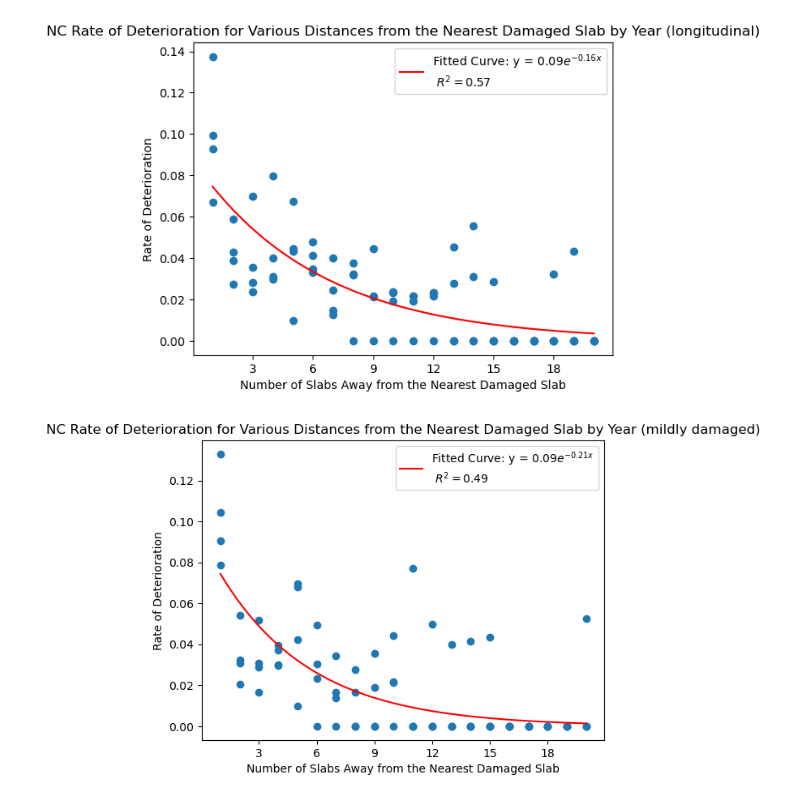
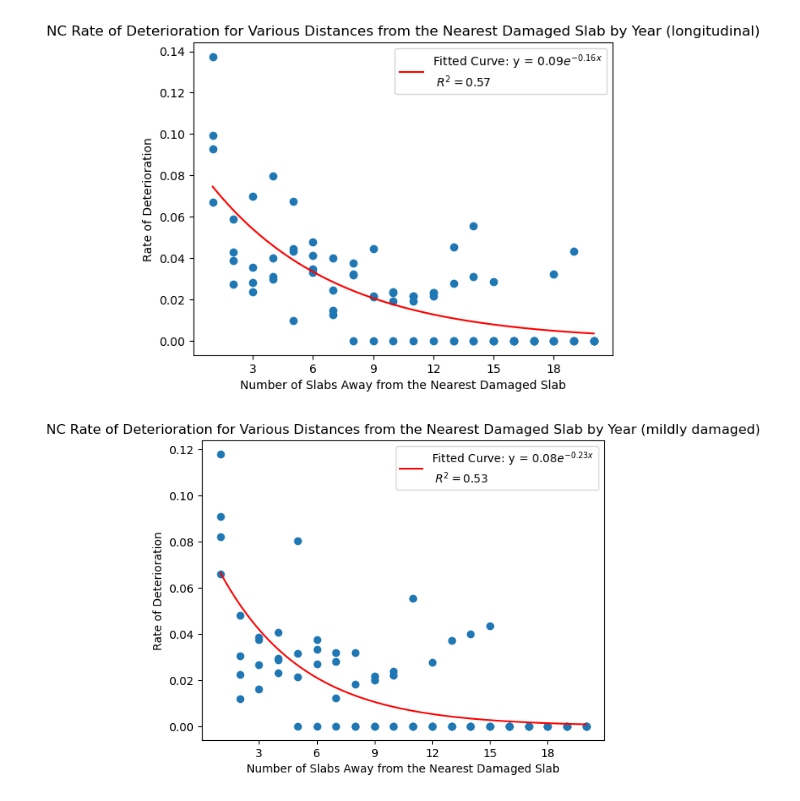
Before and after one commit to jadenl99/Pavement-Forecasting, a Jupyter notebook: src/nc_deterioration/distance_vs_deterioration.ipynb, the cells around one changed output. Drawn from its saved outputs; the diff is of its cells as text; code cells hidden in the pictures.

Commit message:
average state vs rate

```diff
--- a/src/nc_deterioration/distance_vs_deterioration.ipynb
+++ b/src/nc_deterioration/distance_vs_deterioration.ipynb
@@ -143,13 +143,13 @@ plot_exponential_decay_best_fit(x_data, y_data, 'Number of Slabs Away from the N
 # %%
 ''''''''''''''''''''''''''''''''''''''''''''''''''''''''''''''''''''''''''''''''
 # Generate different plots for different combinations of damaged slab types
 
 ''''''''''''''''''''''''''''''''''''''''''''''''''''''''''''''''''''''''''''''''
 
-df_long = rate_analysis.construct_nc_deterioration_rate_table(df, 2014, 2018, 1, {'T2', 'L2', 'CC', 'SS'})
+df_long = rate_analysis.construct_nc_deterioration_rate_table(df, 2014, 2018, 1, {'T2', 'L2', 'CC', 'SS', 'R'})
 df_long = df_long[df_long['distance'] <= 20]
 x_data = df_long['distance'].to_numpy().astype(np.float32)
 y_data = df_long['deterioration_rate'].to_numpy().astype(np.float32)
 plot_exponential_decay_best_fit(x_data, y_data, 'Number of Slabs Away from the Nearest Damaged Slab', 'Rate of Deterioration', 'NC Rate of Deterioration for Various Distances from the Nearest Damaged Slab by Year (mildly damaged)')
 # %% [output]
-[figure, old version]
+[figure, new version]
```
Also changed, not shown: parts of 1 cell of this notebook, 7 other files.
